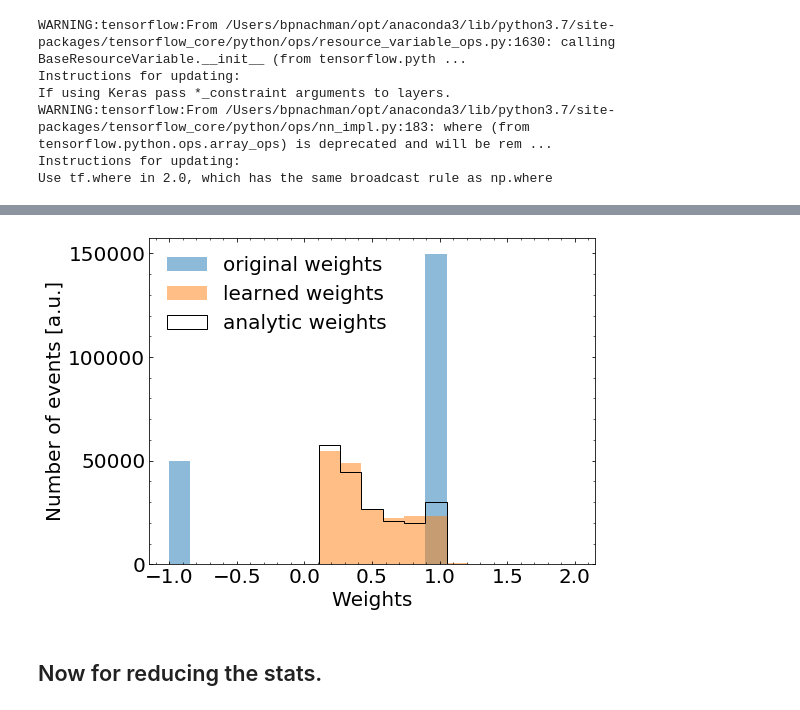
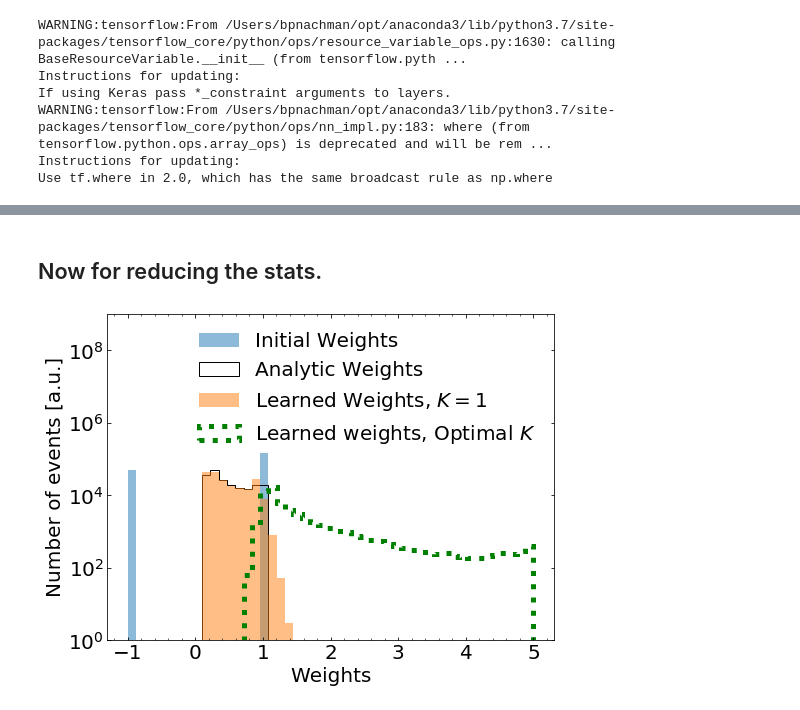
Before and after one commit to bnachman/NeuralPositiveResampler, a Jupyter notebook: GaussianExample.ipynb, the cells around one changed output, grey strips where cells are left out. Cells and saved outputs as stored; diff of their text form; code cells hidden in the pictures.

```diff
--- a/GaussianExample.ipynb
+++ b/GaussianExample.ipynb
@@ -98,27 +98,6 @@ def analytic_weight(x):
     return (gaus1-gaus2)/(gaus1+gaus2)
 # %%
 analytic_weights = analytic_weight(X_val)
-# %%
-fig = plt.figure(figsize=(8, 6))
-gs = gridspec.GridSpec(1, 1)
-ax0 = plt.subplot(gs[0])
-ax0.yaxis.set_ticks_position('both')
-ax0.xaxis.set_ticks_position('both')
-ax0.tick_params(direction="in",which="both")
-plt.xticks(fontsize=20)
-plt.yticks(fontsize=20)
-ax0.minorticks_on()
-
-plt.hist(W_val[Y_val==1],label="original weights",alpha=0.5,bins=np.linspace(-1,2,20))
-plt.hist(myw[Y_val==0],label="learned weights",alpha=0.5,bins=np.linspace(-1,2,20))
-plt.hist(analytic_weights[Y_val==0],label="analytic weights",color="black",histtype="step",bins=np.linspace(-1,2,20))
-plt.legend(frameon=False,fontsize=20)
-plt.xlabel(r"Weights",fontsize=20)
-plt.ylabel(r"Number of events [a.u.]",fontsize=20)
-plt.locator_params(axis='y', nbins=6)
-plt.savefig("wgauss.pdf",bbox_inches='tight')
-# %% [output]
-[figure, removed]
 # %% [markdown]
 ## Now for reducing the stats.
 # %%
@@ -140,6 +119,30 @@ for i in range(len(keep)):
     pass
 # %%
 neweights = np.array(neweights)
+# %%
+fig = plt.figure(figsize=(8, 6))
+gs = gridspec.GridSpec(1, 1)
+ax0 = plt.subplot(gs[0])
+ax0.yaxis.set_ticks_position('both')
+ax0.xaxis.set_ticks_position('both')
+ax0.tick_params(direction="in",which="both")
+plt.xticks(fontsize=20)
+plt.yticks(fontsize=20)
+ax0.minorticks_on()
+
+plt.hist(W_val[Y_val==1],label="Initial Weights",alpha=0.5,bins=np.linspace(-1,5,50))
+plt.hist(analytic_weights[Y_val==0],label="Analytic Weights",color="black",histtype="step",bins=np.linspace(-1,5,50))
+plt.hist(myw[Y_val==0],label="Learned Weights, $K=1$",alpha=0.5,bins=np.linspace(-1,5,50))
+plt.hist(neweights,label=r"Learned weights, Optimal $K$",color="green",histtype="step",bins=np.linspace(-1,5,50),ls=":",linewidth=5)
+plt.legend(frameon=False,fontsize=20)
+plt.xlabel(r"Weights",fontsize=20)
+plt.ylim([1,1e9])
+plt.yscale("log")
+plt.ylabel(r"Number of events [a.u.]",fontsize=20)
+#plt.locator_params(axis='y', nbins=6)
+plt.savefig("wgauss.pdf",bbox_inches='tight')
+# %% [output]
+[figure, added]
 # %%
 fig = plt.figure(figsize=(8, 6))
 gs = gridspec.GridSpec(1, 1)
```
Also changed, not shown: parts of 6 cells of this notebook.
